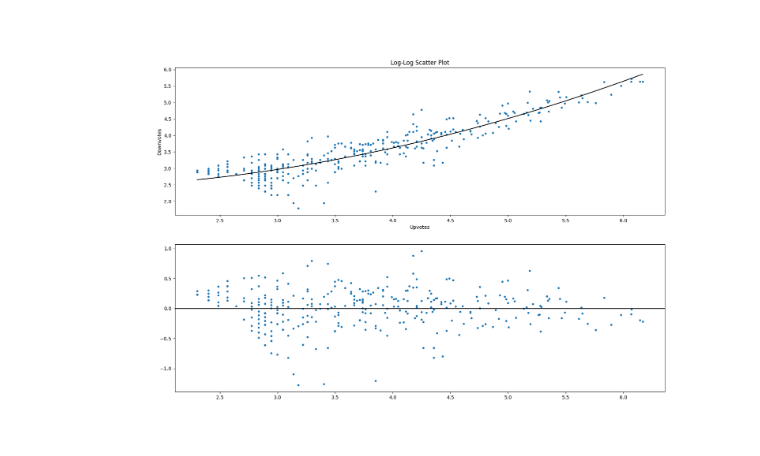
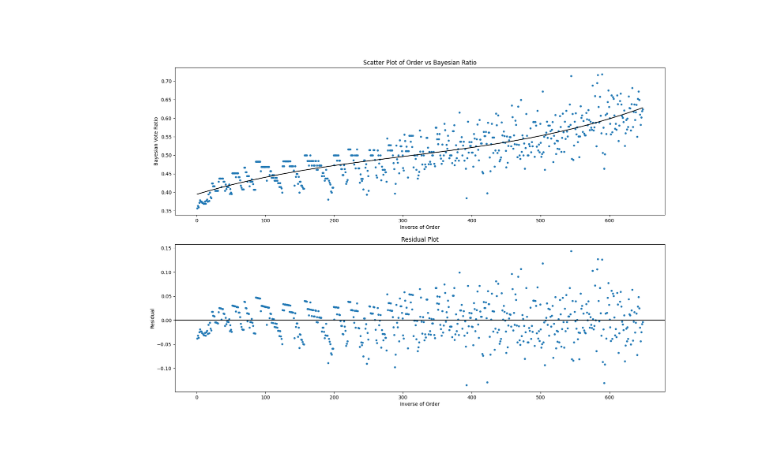
Before and after one commit to wbaker23/fragscrape, a Jupyter notebook: visualize_awards.ipynb, the cells around one changed output. Drawn from its saved outputs; the diff is of its cells as text; code cells hidden in the pictures.

```diff
--- a/visualize_awards.ipynb
+++ b/visualize_awards.ipynb
@@ -1,21 +36,10 @@
 # %%
-import pandas as pd
-
-df_combined = pd.read_csv("mens_all_time_2019.csv")
-
-df_combined["total_votes"] = df_combined["upvotes"] + df_combined["downvotes"]
+# Add feature columns
 df_combined["ratio"] = df_combined["upvotes"] / df_combined["total_votes"]
-df_combined["inverse_order"] = df_combined.shape[0] - df_combined["order"].rank()
+df_combined["inverse_order"] = df_combined.shape[0] - df_combined["order"].rank() + 1
 df_combined["bayes"] = (df_combined["upvotes"] + df_combined["upvotes"].median()) / (
     df_combined["upvotes"]
     + df_combined["upvotes"].median()
     + df_combined["downvotes"]
     + df_combined["downvotes"].median()
 )
-# %%
-df_combined = df_combined[
-    (df_combined["upvotes"] != 0) & (df_combined["downvotes"] != 0)
-]
-df_combined = df_combined[
-    df_combined["total_votes"] >= df_combined["total_votes"].median()
-]
@@ -22,60 +69,59 @@ df_combined = df_combined[
 # %%
 import matplotlib.pyplot as plt
-import numpy as np
 from scipy.optimize import curve_fit
 import mplcursors
 
 %matplotlib widget
 
 # Make scatter plot
 plt.close("all")
 fig, ax = plt.subplots(2, figsize=(18, 12))
-ax[0].set_title("Log-Log Scatter Plot")
-ax[0].set(xlabel="Upvotes")
-ax[0].set(ylabel="Downvotes")
+ax[0].set_title("Scatter Plot of Order vs Bayesian Ratio")
+ax[0].set(xlabel="Inverse of Order")
+ax[0].set(ylabel="Bayesian Vote Ratio")
 
+# Plot x and y
+y = df_combined["bayes"]
+# y = y.apply(np.log)
+x = df_combined["inverse_order"]
+# x = x.apply(np.log)
+sc1 = ax[0].scatter(x, y, s=10)
 
-def linear(x, m, b):
-    return m * x + b
+# Plot best-fit curve
+fit_function = cubic
+params, covariance = curve_fit(fit_function, x, y)
+xhat = np.linspace(x.min(), x.max(), 100)
+ax[0].plot(xhat, fit_function(xhat, *params), color="k")
 
-
-def logistic(x, L, k, d):
-    return L / (1 + np.exp(-k * (x - d)))
-
-
-def polynomial(x, a, b, c):
-    return a * pow(x, 2) + b * x + c
-
-
-y = df_combined["downvotes"]
-y = y.apply(np.log)
-x = df_combined["upvotes"]
-x = x.apply(np.log)
-
-params, covariance = curve_fit(polynomial, x, y)
-sc1 = ax[0].scatter(x, y, s=10)
-xhat = np.linspace(x.min(), x.max(), 100)
-ax[0].plot(xhat, polynomial(xhat, *params), color="k")
-
-df_combined["yhat"] = polynomial(x, *params)
-residuals = y - df_combined["yhat"]
+# Calculate & plot residuals
+df_combined["yhat"] = fit_function(x, *params)
+df_combined["residual"] = y - df_combined["yhat"]
 # df_combined.sort_values("residual", inplace=True)
 # df_combined.reset_index(drop=True, inplace=True)
-sc2 = ax[1].scatter(x, residuals, s=10)
+sc2 = ax[1].scatter(x, df_combined["residual"], s=10)
 ax[1].axhline(color="k")
+ax[1].set_title("Residual Plot")
+ax[1].set(xlabel="Inverse of Order")
+ax[1].set(ylabel="Residual")
 
 # Add cursors
-cursor1 = mplcursors.cursor(sc1, hover=True)
-cursor2 = mplcursors.cursor(sc2, hover=True)
+cursor1 = mplcursors.cursor(sc1, hover=False)
+cursor2 = mplcursors.cursor(sc2, hover=False)
 
 
 @cursor1.connect("add")
 @cursor2.connect("add")
 def on_add(sel):
-    sel.annotation.set(text=df_combined["name"].iloc[sel.index])
+    sel.annotation.set(
+        text=df_combined[
+            ["name", "upvotes", "downvotes", "ratio", "inverse_order", "bayes"]
+        ]
+        .iloc[sel.index]
+        .to_string()
+    )
 
 
 # Show figure
 plt.show()
 # %% [output]
-[figure, old version]
+[figure, new version]
```
Also changed, not shown: parts of 8 cells of this notebook.
